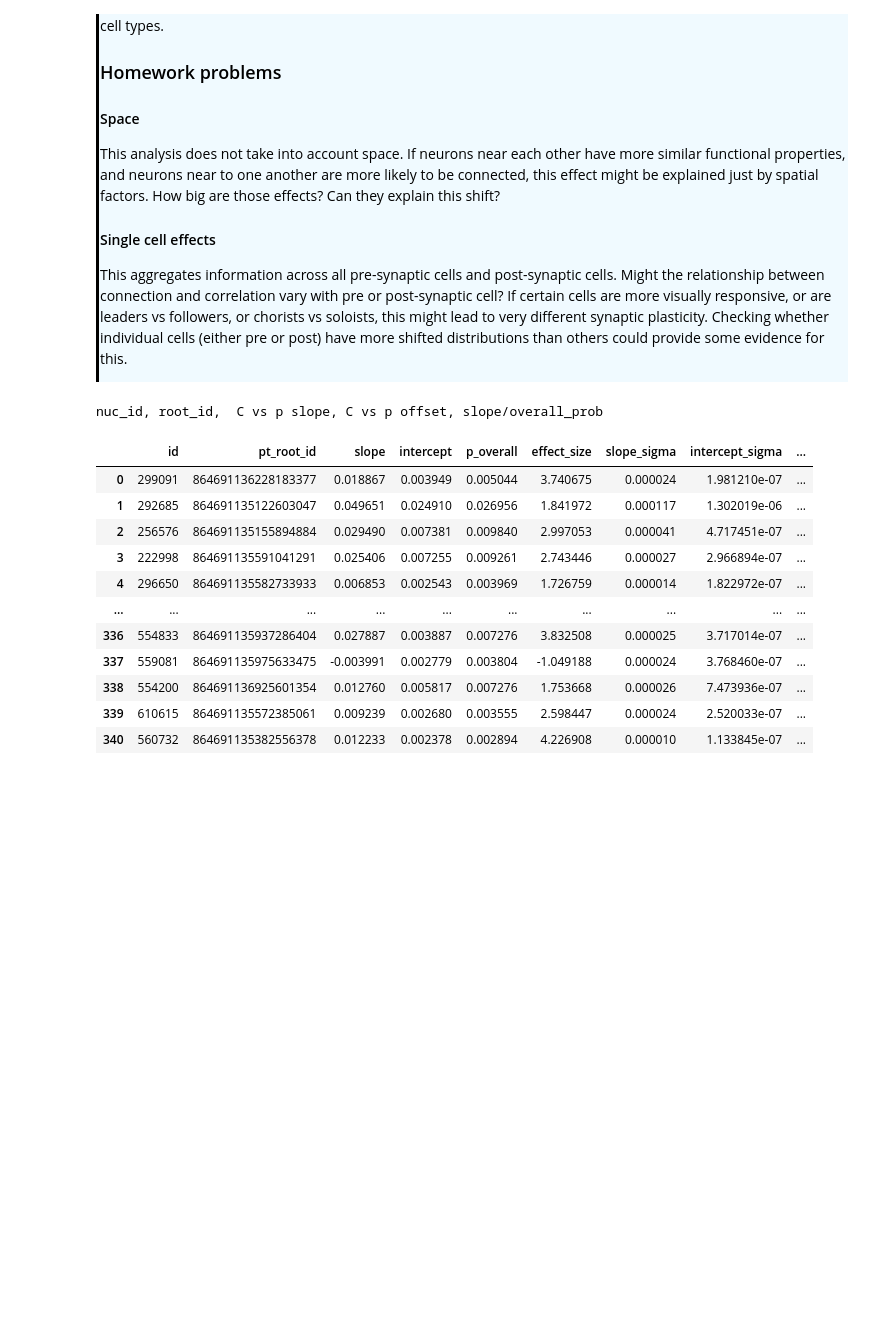
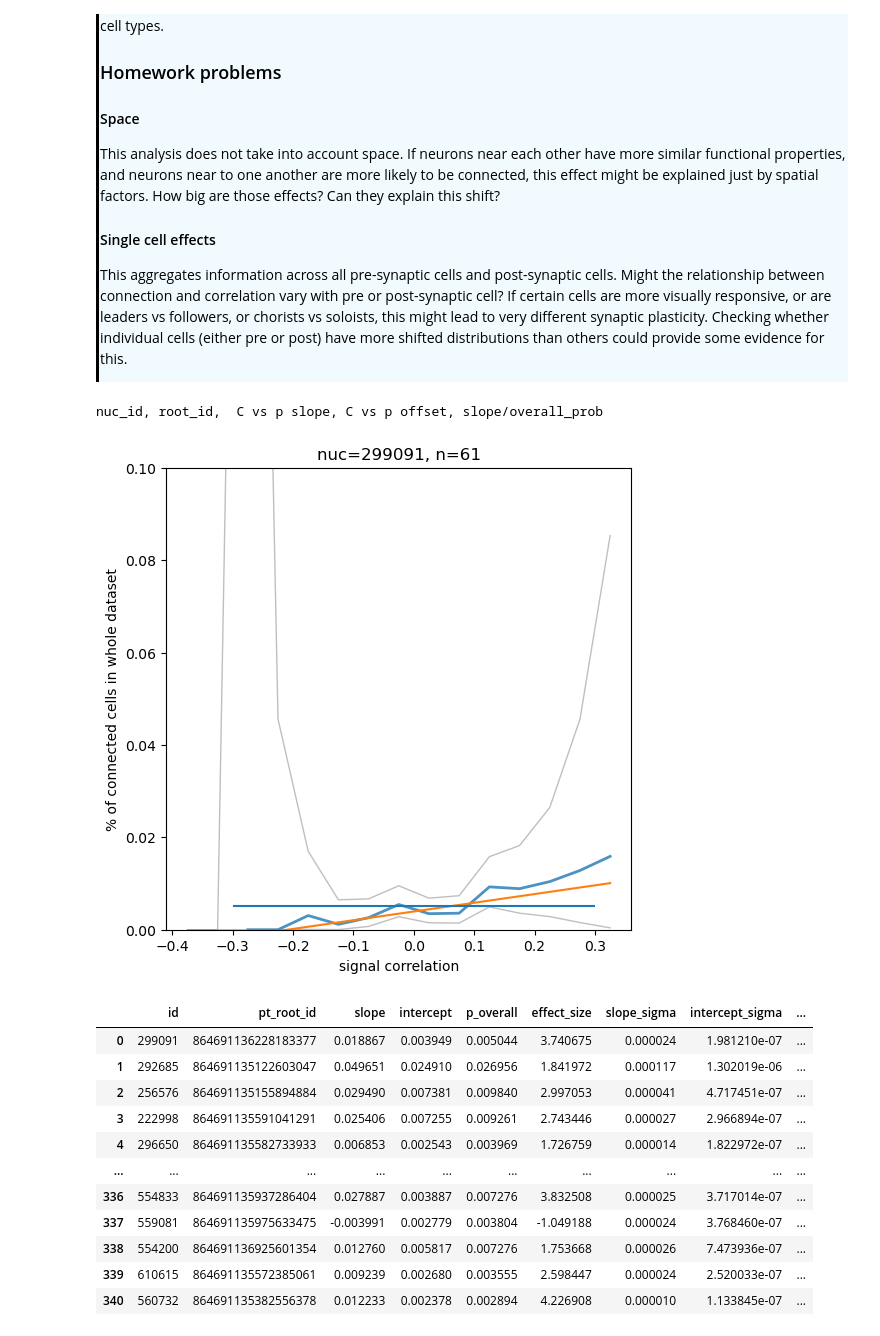
Before and after one commit to AllenInstitute/SWDB_CellTypeFunction, a Jupyter notebook: workshop2/CellTypesConnectivityFunction_Workshop2.ipynb, the cells around one changed output. Drawn from its saved outputs; the diff is of its cells as text; code cells hidden in the pictures; blank space fills up the shorter version.

Commit message:
edits cell types and connectivity

```diff
--- a/workshop2/CellTypesConnectivityFunction_Workshop2.ipynb
+++ b/workshop2/CellTypesConnectivityFunction_Workshop2.ipynb
@@ -694,44 +691,46 @@ for pre_index in pre_indices:
 
         bin_centers = (bin_edges[1:]+bin_edges[:-1])/2
 
 
         not_nan = ~np.isnan(conn_perc)
         p_overall = Nconn/len(Cs)
 
         popt, pcov = scipy.optimize.curve_fit(func_lw,
                                               bin_centers[not_nan],
                                               conn_perc[not_nan],
                                               p0=np.array([0,Nconn/len(Cs)]),
                                               sigma = (high_bounds[not_nan]-low_bounds[not_nan])/2)
         #print(pre_neuron.target_id, pre_neuron.pt_root_id, popt, popt[0]/(Nconn/len(Cs)), np.diag(pcov))
         d = {
             'id':pre_neuron.target_id,
             'pt_root_id': pre_neuron.pt_root_id,
             'slope': popt[0],
             'intercept': popt[1],
             'p_overall': p_overall,
             'effect_size': popt[0]/p_overall,
             'slope_sigma': np.diag(pcov)[0],
             'intercept_sigma': np.diag(pcov)[1],
             'Nconn': Nconn
         }
         ds.append(d)
 
-        # f, ax = plt.subplots(figsize=(6,6))
-        # ax.plot(bin_centers, conn_perc, alpha=.8, linewidth=2)
-        # ax.plot(bin_centers, low_bounds, alpha=.5, linewidth=1, c='gray')
-        # ax.plot(bin_centers, high_bounds, alpha=.5, linewidth=1, c='gray')
-        # ax.plot(bin_centers, func_lw(bin_centers, *popt))
-        # ax.hlines( Nconn/len(Cs), -.3,.3)
-        # ax.set_ylim(0, .1)
-        # ax.set_title(f'nuc={pre_neuron.target_id}, n={Nconn}')
-        # ax.set_xlabel('signal correlation')
-        # ax.set_ylabel('% of connected cells in whole dataset')
-        # k=k+1
+        f, ax = plt.subplots(figsize=(6,6))
+        ax.plot(bin_centers, conn_perc, alpha=.8, linewidth=2)
+        ax.plot(bin_centers, low_bounds, alpha=.5, linewidth=1, c='gray')
+        ax.plot(bin_centers, high_bounds, alpha=.5, linewidth=1, c='gray')
+        ax.plot(bin_centers, func_lw(bin_centers, *popt))
+        ax.hlines( Nconn/len(Cs), -.3,.3)
+        ax.set_ylim(0, .1)
+        ax.set_title(f'nuc={pre_neuron.target_id}, n={Nconn}')
+        ax.set_xlabel('signal correlation')
+        ax.set_ylabel('% of connected cells in whole dataset')
+        k=k+1
+        break
         # if k>20:
         #    break
 # %% [output]
 nuc_id, root_id,  C vs p slope, C vs p offset, slope/overall_prob
+[figure, added]
 # %%
 # spl
 f, ax =plt.subplots()
```
Also changed, not shown: parts of 7 cells of this notebook.
